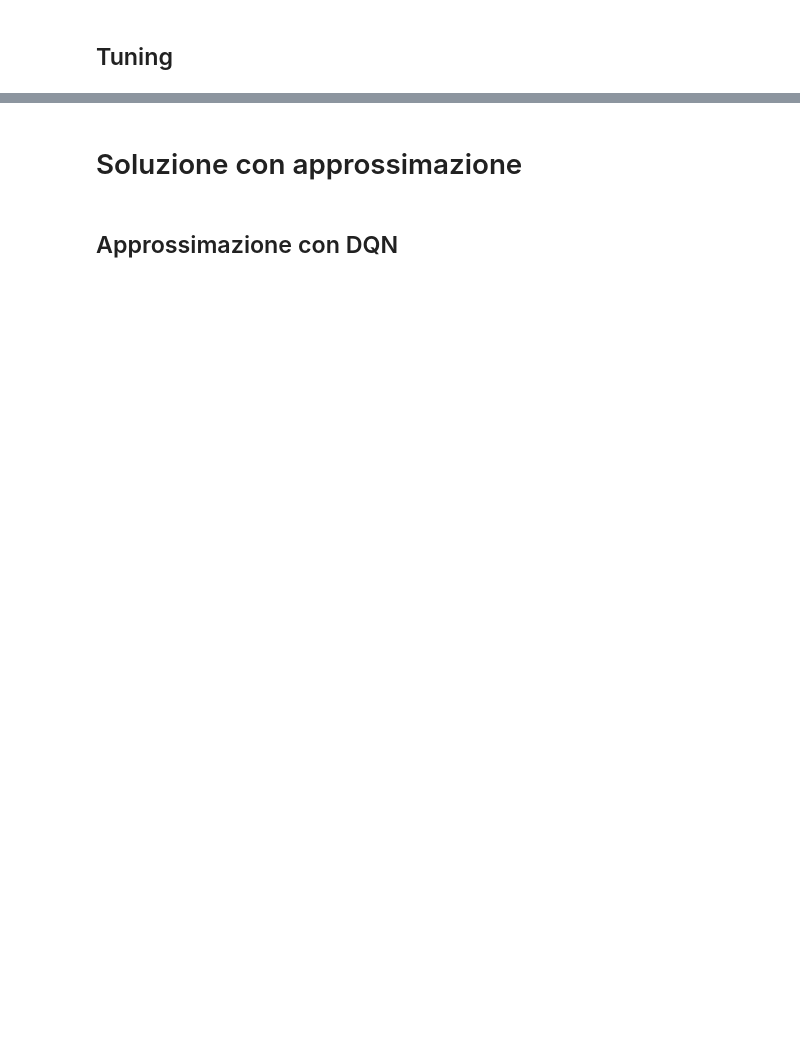
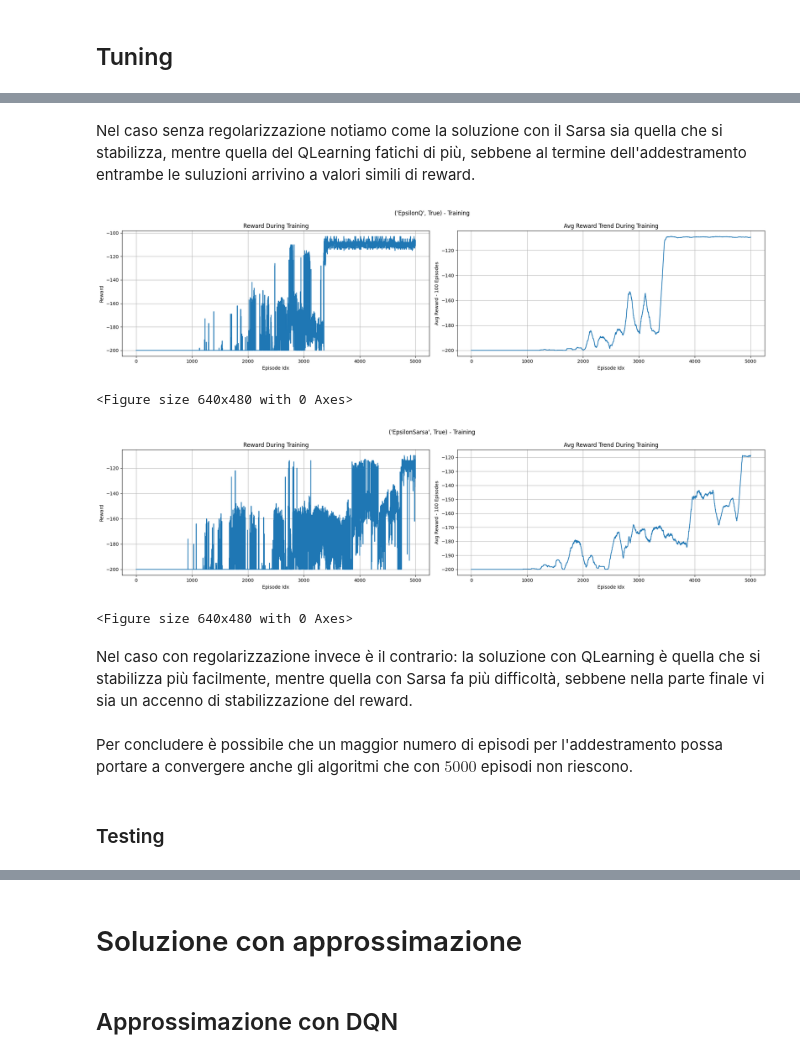
Before and after one commit to SimoneNicosanti/ML_Project, a Jupyter notebook: Project.ipynb, the cells around one changed output, grey strips where cells are left out. Cells and saved outputs as stored; diff of their text form; code cells hidden in the pictures; blank space fills up the shorter version.

```diff
--- a/Project.ipynb
+++ b/Project.ipynb
@@ -609,0 +623,16 @@ Console().print(table)
+# %% [markdown]
+Nel caso senza regolarizzazione notiamo come la soluzione con il Sarsa sia quella che si stabilizza, mentre quella del QLearning fatichi di più, sebbene al termine dell'addestramento entrambe le suluzioni arrivino a valori simili di reward.
+# %%
+epsilonQ_std, _ = trainAgent(EpsilonQ, EPSILON_TRAINED_FILE_NAME, epsilonTrainedDict, epsilonParamsDict, TRAIN_EPISODES, True)
+epsilonSarsa_std, _ = trainAgent(EpsilonSarsa, EPSILON_TRAINED_FILE_NAME, epsilonTrainedDict, epsilonParamsDict, TRAIN_EPISODES, True)
+# %% [output]
+[figure, added]
+<Figure size 640x480 with 0 Axes>
+[figure, added]
+<Figure size 640x480 with 0 Axes>
+# %% [markdown]
+Nel caso con regolarizzazione invece è il contrario: la soluzione con QLearning è quella che si stabilizza più facilmente, mentre quella con Sarsa fa più difficoltà, sebbene nella parte finale vi sia un accenno di stabilizzazione del reward.
+# %% [markdown]
+Per concludere è possibile che un maggior numero di episodi per l'addestramento possa portare a convergere anche gli algoritmi che con $5000$ episodi non riescono.
+# %% [markdown]
+### Testing
```
Also changed, not shown: parts of 76 cells of this notebook, 6 other files.
